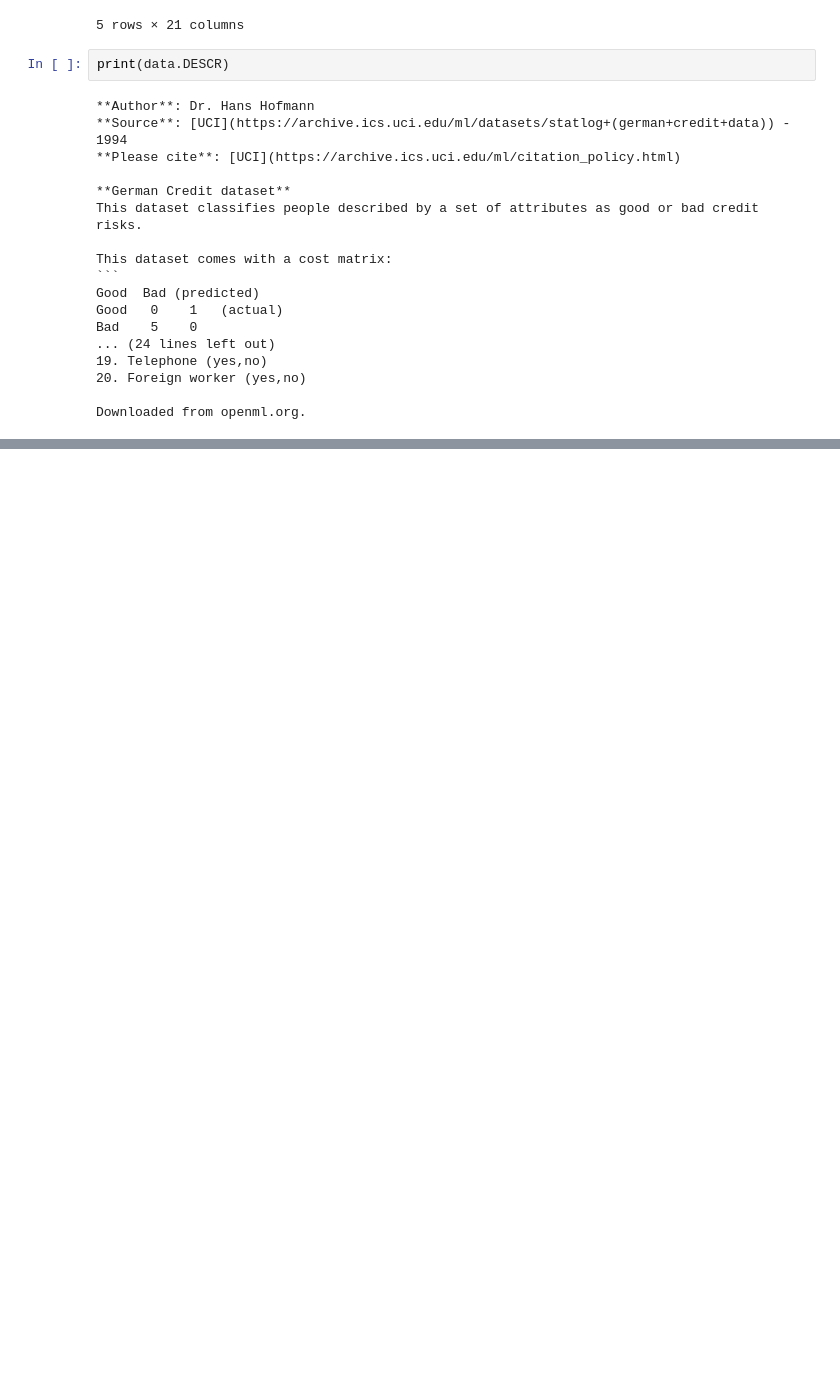
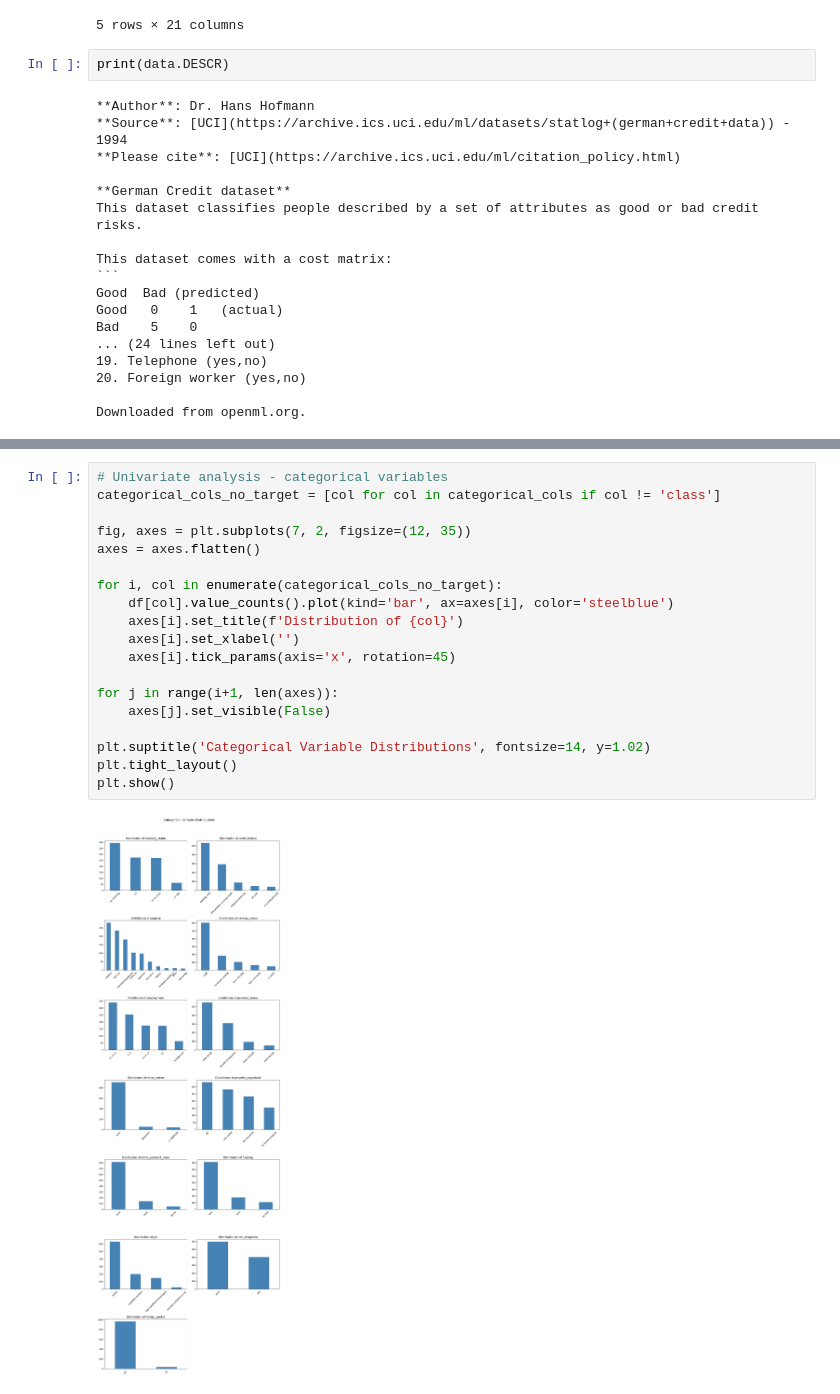
Before and after one commit to joelaanhane/credit-risk-pd, a Jupyter notebook: 01_EDA_and_data_loading.ipynb, the cells around one changed output, grey strips where cells are left out. Saved outputs shown, nothing was run; the diff lists cells and outputs as text; blank space fills up the shorter version.

```diff
--- a/01_EDA_and_data_loading.ipynb
+++ b/01_EDA_and_data_loading.ipynb
@@ -52,0 +140,21 @@ Downloaded from openml.org.
+# %%
+# Univariate analysis - categorical variables
+categorical_cols_no_target = [col for col in categorical_cols if col != 'class']
+
+fig, axes = plt.subplots(7, 2, figsize=(12, 35))
+axes = axes.flatten()
+
+for i, col in enumerate(categorical_cols_no_target):
+    df[col].value_counts().plot(kind='bar', ax=axes[i], color='steelblue')
+    axes[i].set_title(f'Distribution of {col}')
+    axes[i].set_xlabel('')
+    axes[i].tick_params(axis='x', rotation=45)
+
+for j in range(i+1, len(axes)):
+    axes[j].set_visible(False)
+
+plt.suptitle('Categorical Variable Distributions', fontsize=14, y=1.02)
+plt.tight_layout()
+plt.show()
+# %% [output]
+[figure, added]
```
Also changed, not shown: parts of 9 cells of this notebook.
